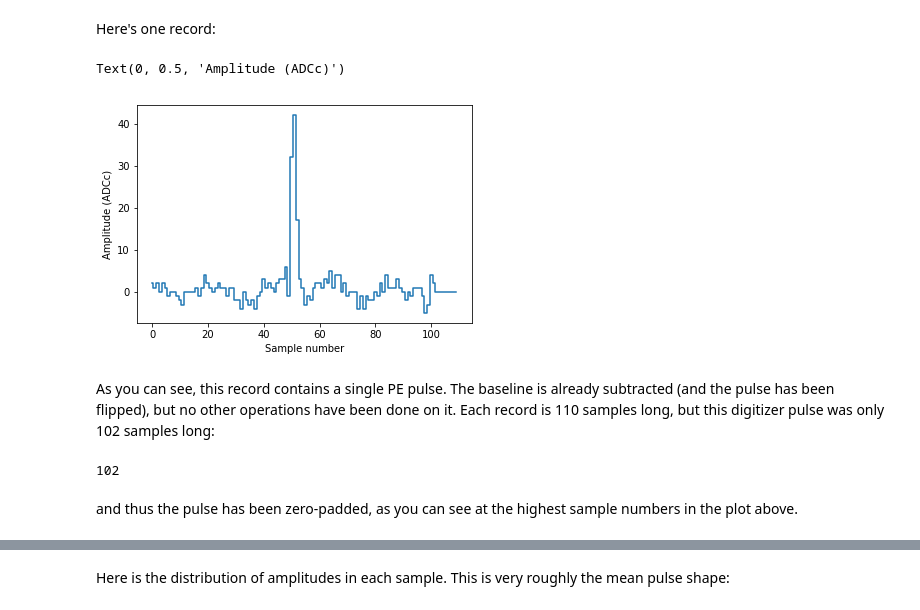
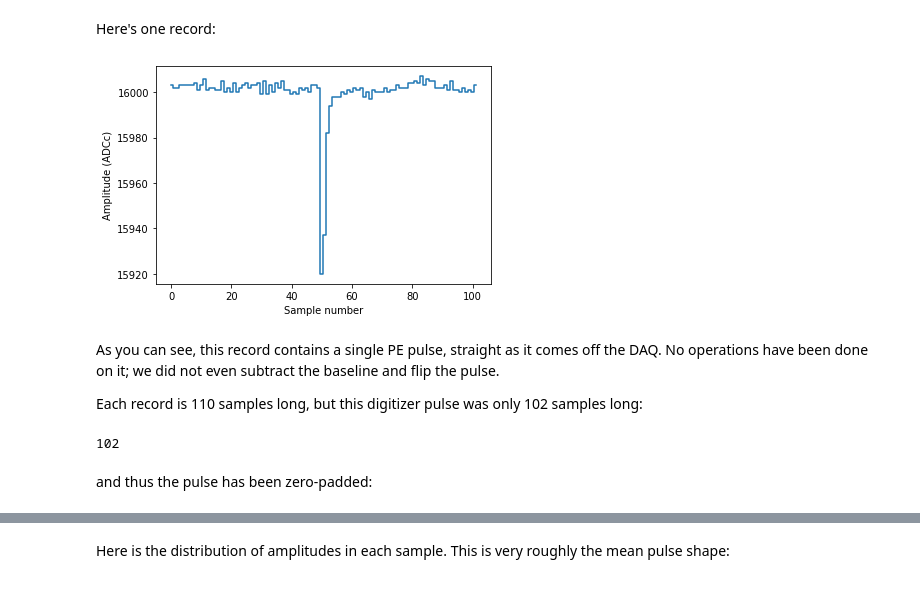
Before and after one commit to XENONnT/straxen, a Jupyter notebook: notebooks/tutorials/pulse_analysis.ipynb, the cells around one changed output, grey strips where cells are left out. Drawn from its saved outputs; the diff is of its cells as text; code cells hidden in the pictures.

```diff
--- a/notebooks/tutorials/pulse_analysis.ipynb
+++ b/notebooks/tutorials/pulse_analysis.ipynb
@@ -64,17 +63,22 @@ rr = rr[rr['pulse_length'] < 110]
 # %% [markdown]
 Here's one record:
 # %%
-plt.plot(rr['data'][0], linestyle='steps-mid')
-plt.xlabel("Sample number")
-plt.ylabel("Amplitude (ADCc)")
+def plot_record(sample_r):
+    plt.plot(sample_r['data'][:sample_r['length']], drawstyle='steps-mid')
+    plt.xlabel("Sample number")
+    plt.ylabel("Amplitude (ADCc)")
+
+sample_r = rr[0]
+plot_record(sample_r)
 # %% [output]
-Text(0, 0.5, 'Amplitude (ADCc)')
-[figure, old version]
+[figure, new version]
 # %% [markdown]
-As you can see, this record contains a single PE pulse. The baseline is already subtracted (and the pulse has been flipped), but no other operations have been done on it. Each record is 110 samples long, but this digitizer pulse was only 102 samples long:
+As you can see, this record contains a single PE pulse, straight as it comes off the DAQ. No operations have been done on it; we did not even subtract the baseline and flip the pulse.
+
+Each record is 110 samples long, but this digitizer pulse was only 102 samples long:
-# %%
-rr['pulse_length'][0]
-# %% [output]
-102
+# %%
+sample_r['pulse_length']
+# %% [output]
+102
 # %% [markdown]
-and thus the pulse has been zero-padded, as you can see at the highest sample numbers in the plot above.
+and thus the pulse has been zero-padded:
```
Also changed, not shown: parts of 17 cells of this notebook, 3 other files.
